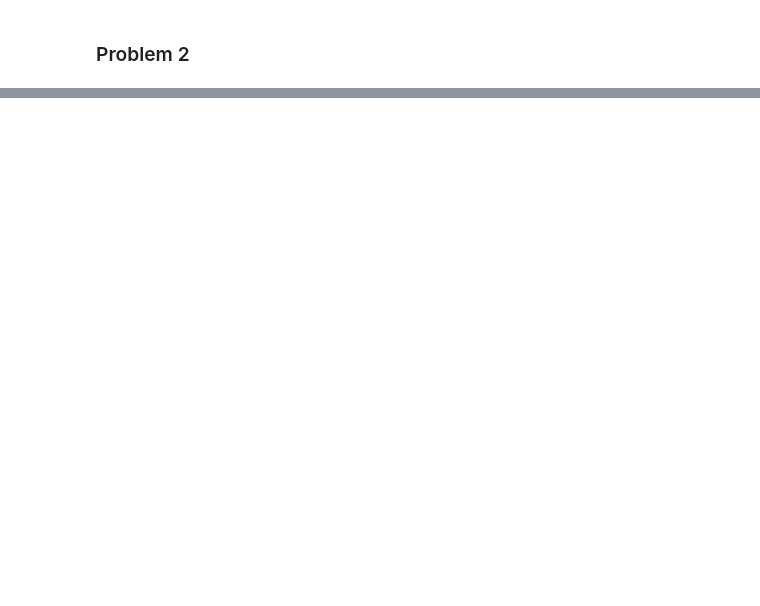
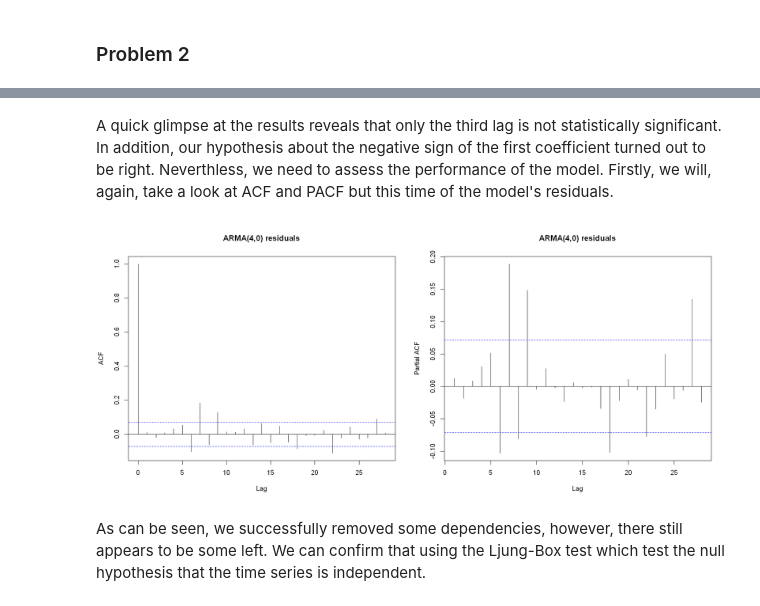
Before and after one commit to JanK0095/Financial-Econometrics-Course-Projects, a Jupyter notebook: HW2/Problem 1.ipynb, the cells around one changed output, grey strips where cells are left out. Drawn from its saved outputs; the diff is of its cells as text; code cells hidden in the pictures; blank space fills up the shorter version.

```diff
--- a/HW2/Problem 1.ipynb
+++ b/HW2/Problem 1.ipynb
@@ -287,0 +315,4 @@ pacf(na.omit(log_returns_means))
+# %%
+#ARMA(4,0)
+arma40 <- Arima(log_returns_means, order = c(4, 0, 0))
+summary(arma40)
@@ -287,0 +336,12 @@ pacf(na.omit(log_returns_means))
+# %% [markdown]
+A quick glimpse at the results reveals that only the third lag is not statistically significant. In addition, our hypothesis about the negative sign of the first coefficient turned out to be right. Neverthless, we need to assess the performance of the model. Firstly, we will, again, take a look at ACF and PACF but this time of the model's residuals.
+# %%
+#ACF and PACF
+par(mfrow=c(1,2))
+options(repr.plot.width = 16, repr.plot.height = 7)
+acf(arma40$residuals, main = "ARMA(4,0) residuals")
+pacf(arma40$residuals, main = "ARMA(4,0) residuals")
+# %% [output]
+[figure, added]
+# %% [markdown]
+As can be seen, we successfully removed some dependencies, however, there still appears to be some left. We can confirm that using the Ljung-Box test which test the null hypothesis that the time series is independent.
```
Also changed, not shown: parts of 33 cells of this notebook.
